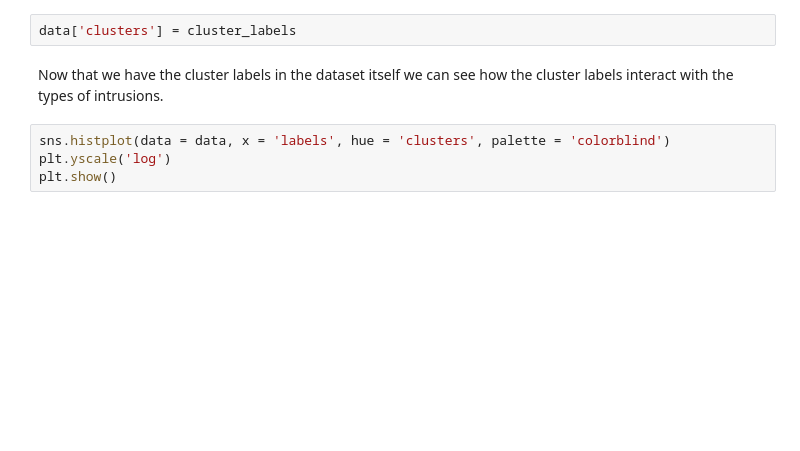
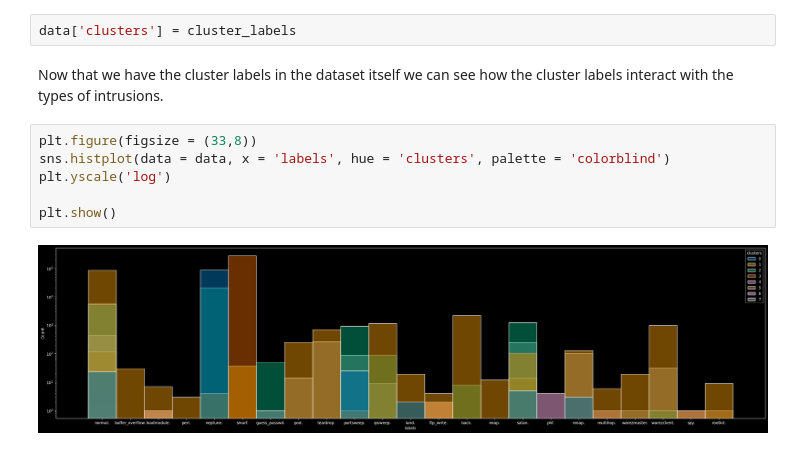
Before and after one commit to Jewdah18/Network-Intrusions, a Jupyter notebook: notebooks/EDA.ipynb, the cells around one changed output. Drawn from its saved outputs; the diff is of its cells as text; blank space fills up the shorter version.

```diff
--- a/notebooks/EDA.ipynb
+++ b/notebooks/EDA.ipynb
@@ -279,9 +261,13 @@ data['clusters'] = cluster_labels
 # %% [markdown]
 Now that we have the cluster labels in the dataset itself we can see how the cluster labels interact with the types of intrusions.
 # %%
+plt.figure(figsize = (33,8))
 sns.histplot(data = data, x = 'labels', hue = 'clusters', palette = 'colorblind')
 plt.yscale('log')
+
 plt.show()
+# %% [output]
+[figure, added]
 # %%
 data['labels'].value_counts()
 # %% [output]
```
Also changed, not shown: parts of 8 cells of this notebook, 1 other file.
